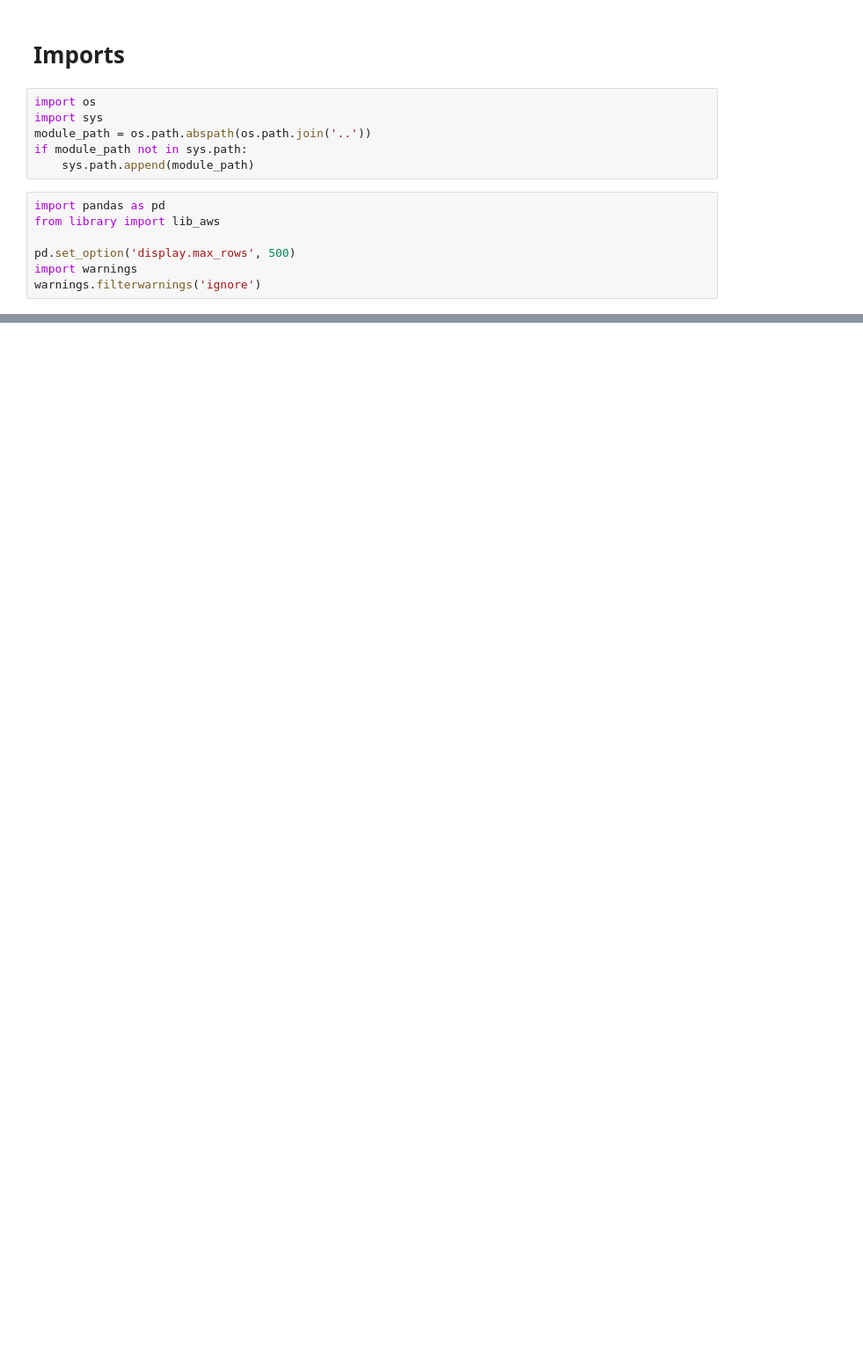
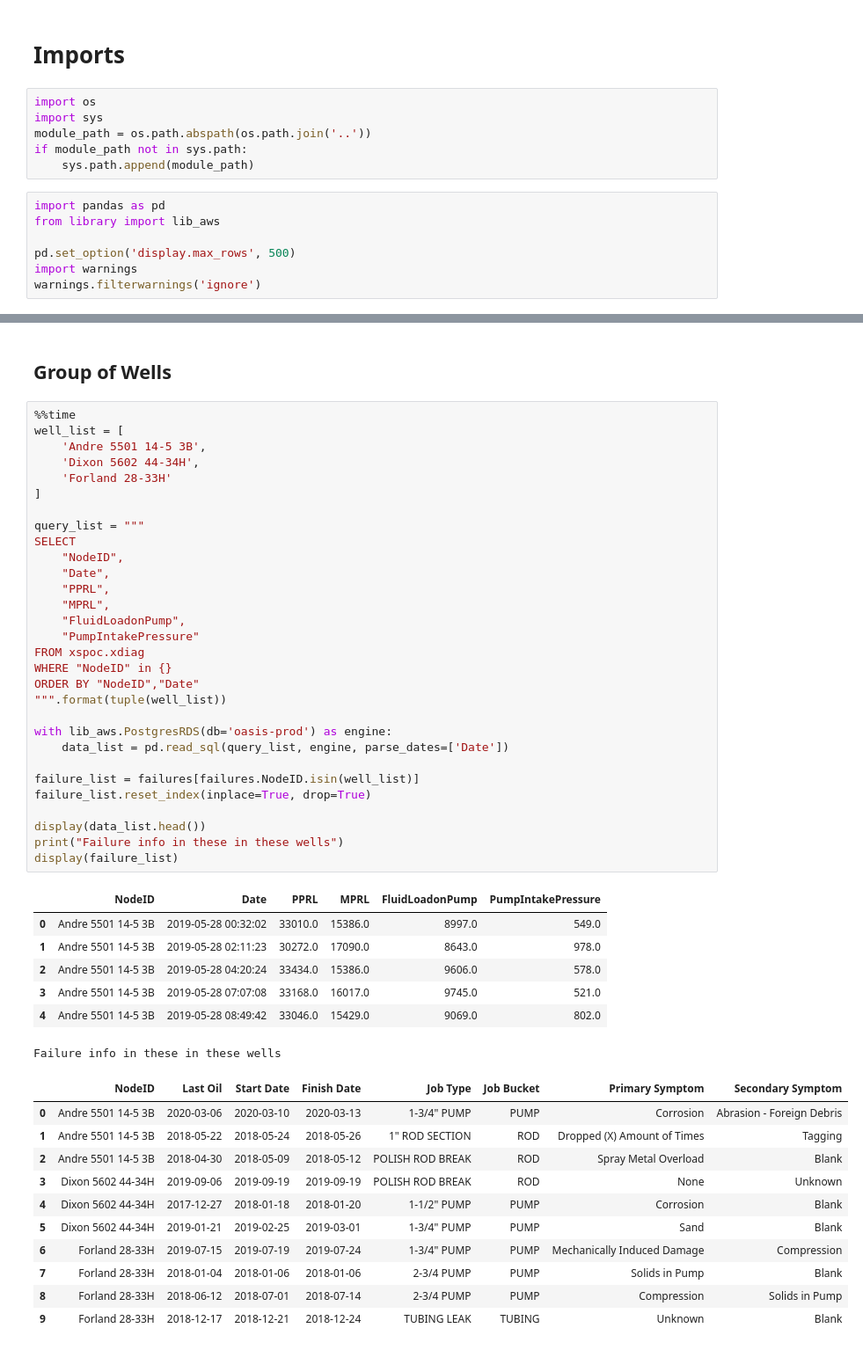
Before and after one commit to Ashitha97/ESP, a Jupyter notebook: Failure Forecasting/Feature Analysis.ipynb, the cells around one changed output, grey strips where cells are left out. Shown at 88% size. Drawn from its saved outputs; the diff is of its cells as text; blank space fills up the shorter version.

Commit message:
Updated Feature Analysis Notebook (Failure Forecasting)

```diff
--- a/Failure Forecasting/Feature Analysis.ipynb
+++ b/Failure Forecasting/Feature Analysis.ipynb
@@ -109,0 +157,51 @@ data.head()
+# %% [markdown]
+## Group of Wells
+# %%
+%%time
+well_list = [
+    'Andre 5501 14-5 3B',
+    'Dixon 5602 44-34H',
+    'Forland 28-33H'
+]
+
+query_list = """
+SELECT
+    "NodeID",
+    "Date",
+    "PPRL",
+    "MPRL",
+    "FluidLoadonPump",
+    "PumpIntakePressure"
+FROM xspoc.xdiag
+WHERE "NodeID" in {}
+ORDER BY "NodeID","Date"
+""".format(tuple(well_list))
+
+with lib_aws.PostgresRDS(db='oasis-prod') as engine:
+    data_list = pd.read_sql(query_list, engine, parse_dates=['Date'])
+
+failure_list = failures[failures.NodeID.isin(well_list)]
+failure_list.reset_index(inplace=True, drop=True)
+
+display(data_list.head())
+print("Failure info in these in these wells")
+display(failure_list)
+# %% [output]
+|  | NodeID | Date | PPRL | MPRL | FluidLoadonPump | PumpIntakePressure |
+| 0 | Andre 5501 14-5 3B | 2019-05-28 00:32:02 | 33010.0 | 15386.0 | 8997.0 | 549.0 |
+| 1 | Andre 5501 14-5 3B | 2019-05-28 02:11:23 | 30272.0 | 17090.0 | 8643.0 | 978.0 |
+| 2 | Andre 5501 14-5 3B | 2019-05-28 04:20:24 | 33434.0 | 15386.0 | 9606.0 | 578.0 |
+| 3 | Andre 5501 14-5 3B | 2019-05-28 07:07:08 | 33168.0 | 16017.0 | 9745.0 | 521.0 |
+| 4 | Andre 5501 14-5 3B | 2019-05-28 08:49:42 | 33046.0 | 15429.0 | 9069.0 | 802.0 |
+Failure info in these in these wells
+|  | NodeID | Last Oil | Start Date | Finish Date | Job Type | Job Bucket | Primary Symptom | Secondary Symptom |
+| 0 | Andre 5501 14-5 3B | 2020-03-06 | 2020-03-10 | 2020-03-13 | 1-3/4" PUMP | PUMP | Corrosion | Abrasion - Foreign Debris |
+| 1 | Andre 5501 14-5 3B | 2018-05-22 | 2018-05-24 | 2018-05-26 | 1" ROD SECTION | ROD | Dropped (X) Amount of Times | Tagging |
+| 2 | Andre 5501 14-5 3B | 2018-04-30 | 2018-05-09 | 2018-05-12 | POLISH ROD BREAK | ROD | Spray Metal Overload | Blank |
+| 3 | Dixon 5602 44-34H | 2019-09-06 | 2019-09-19 | 2019-09-19 | POLISH ROD BREAK | ROD | None | Unknown |
+| 4 | Dixon 5602 44-34H | 2017-12-27 | 2018-01-18 | 2018-01-20 | 1-1/2" PUMP | PUMP | Corrosion | Blank |
+| 5 | Dixon 5602 44-34H | 2019-01-21 | 2019-02-25 | 2019-03-01 | 1-3/4" PUMP | PUMP | Sand | Blank |
+| 6 | Forland 28-33H | 2019-07-15 | 2019-07-19 | 2019-07-24 | 1-3/4" PUMP | PUMP | Mechanically Induced Damage | Compression |
+| 7 | Forland 28-33H | 2018-01-04 | 2018-01-06 | 2018-01-06 | 2-3/4 PUMP | PUMP | Solids in Pump | Blank |
+| 8 | Forland 28-33H | 2018-06-12 | 2018-07-01 | 2018-07-14 | 2-3/4 PUMP | PUMP | Compression | Solids in Pump |
+| 9 | Forland 28-33H | 2018-12-17 | 2018-12-21 | 2018-12-24 | TUBING LEAK | TUBING | Unknown | Blank |
```
Also changed, not shown: parts of 18 cells of this notebook, 3 other files.
